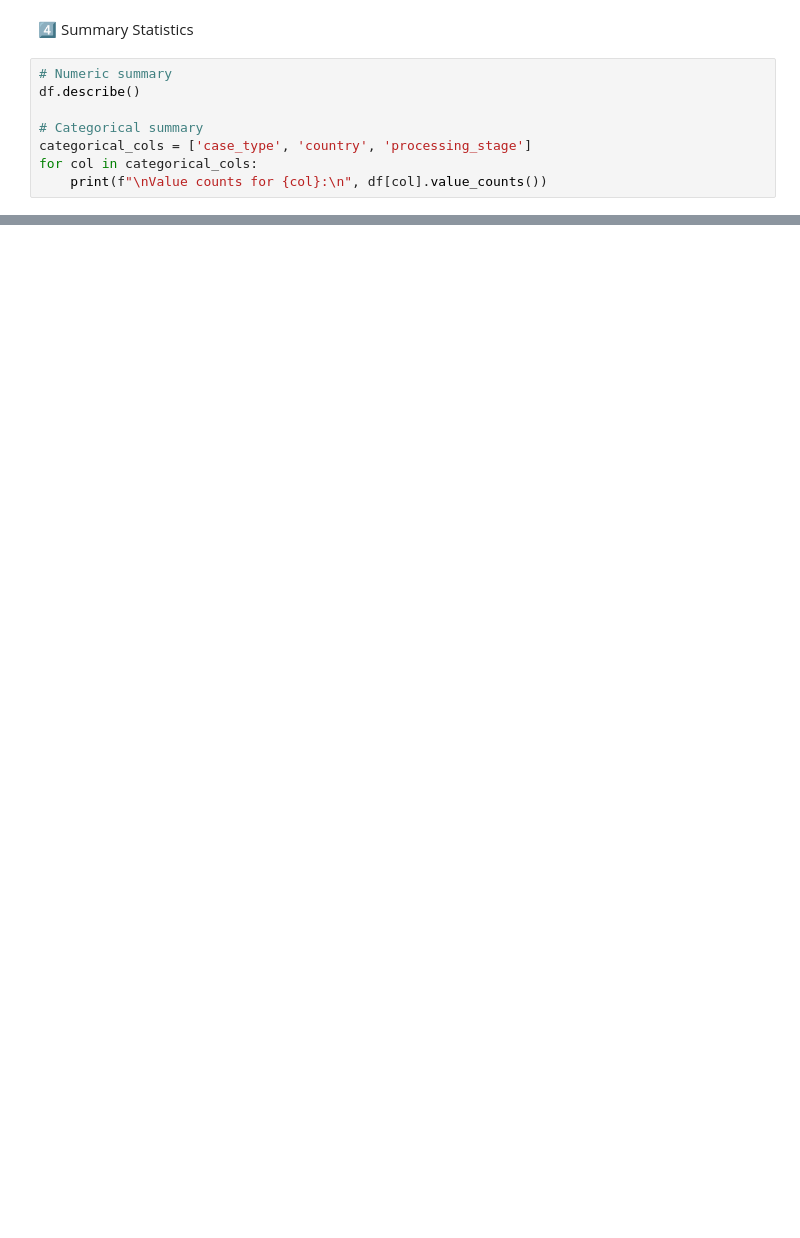
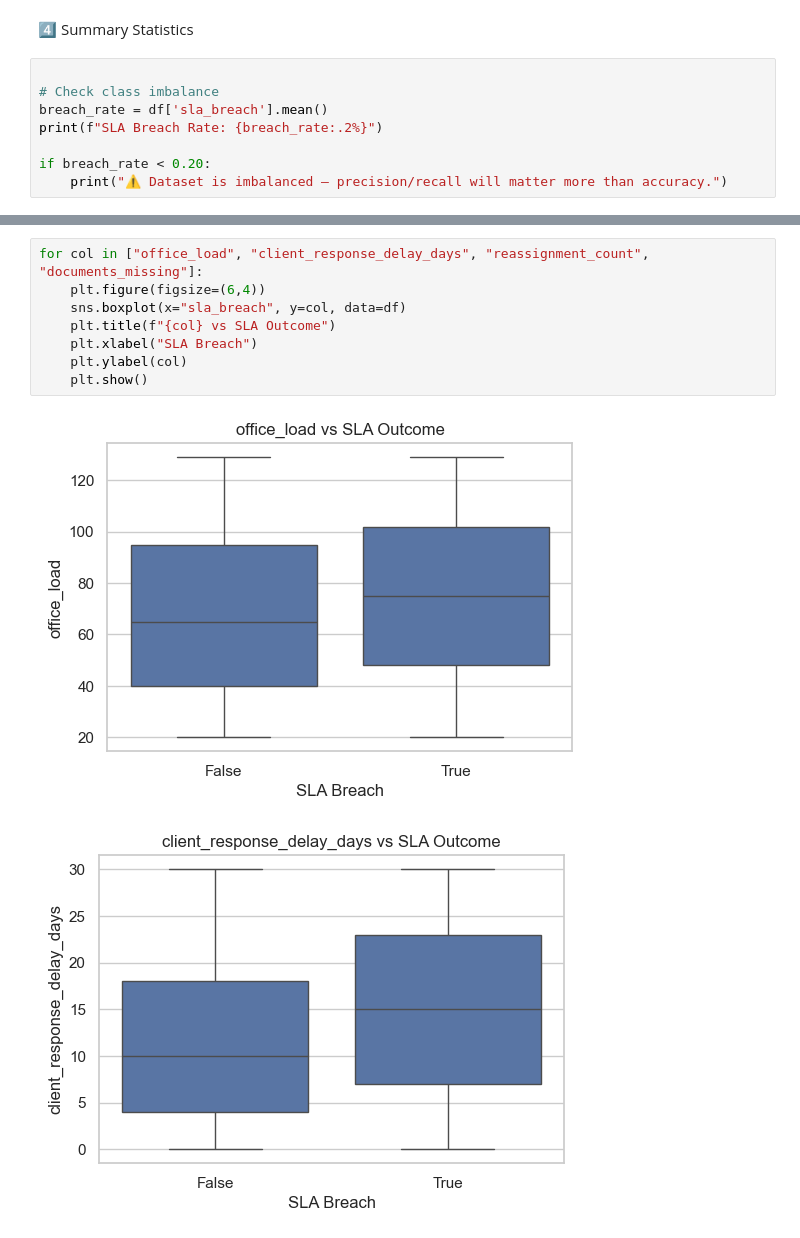
Before and after one commit to loictiemani/sla-risk-prediction, a Jupyter notebook: notebooks/01_data_exploration.ipynb, the cells around one changed output, grey strips where cells are left out. Cells and saved outputs as stored; diff of their text form; blank space fills up the shorter version.

```diff
--- a/notebooks/01_data_exploration.ipynb
+++ b/notebooks/01_data_exploration.ipynb
@@ -76,11 +123,11 @@ Name: count, dtype: int64
 # %% [markdown]
 4️⃣ Summary Statistics
 # %%
-# Numeric summary
-df.describe()
 
-# Categorical summary
-categorical_cols = ['case_type', 'country', 'processing_stage']
-for col in categorical_cols:
-    print(f"\nValue counts for {col}:\n", df[col].value_counts())
+# Check class imbalance
+breach_rate = df['sla_breach'].mean()
+print(f"SLA Breach Rate: {breach_rate:.2%}")
+
+if breach_rate < 0.20:
+    print("⚠️ Dataset is imbalanced — precision/recall will matter more than accuracy.")
 # %% [output]
@@ -103,0 +162,11 @@ Name: count, dtype: int64
+# %%
+for col in ["office_load", "client_response_delay_days", "reassignment_count", "documents_missing"]:
+    plt.figure(figsize=(6,4))
+    sns.boxplot(x="sla_breach", y=col, data=df)
+    plt.title(f"{col} vs SLA Outcome")
+    plt.xlabel("SLA Breach")
+    plt.ylabel(col)
+    plt.show()
+# %% [output]
+[figure, added]
+[figure, added]
```
Also changed, not shown: parts of 6 cells of this notebook, 9 other files.
